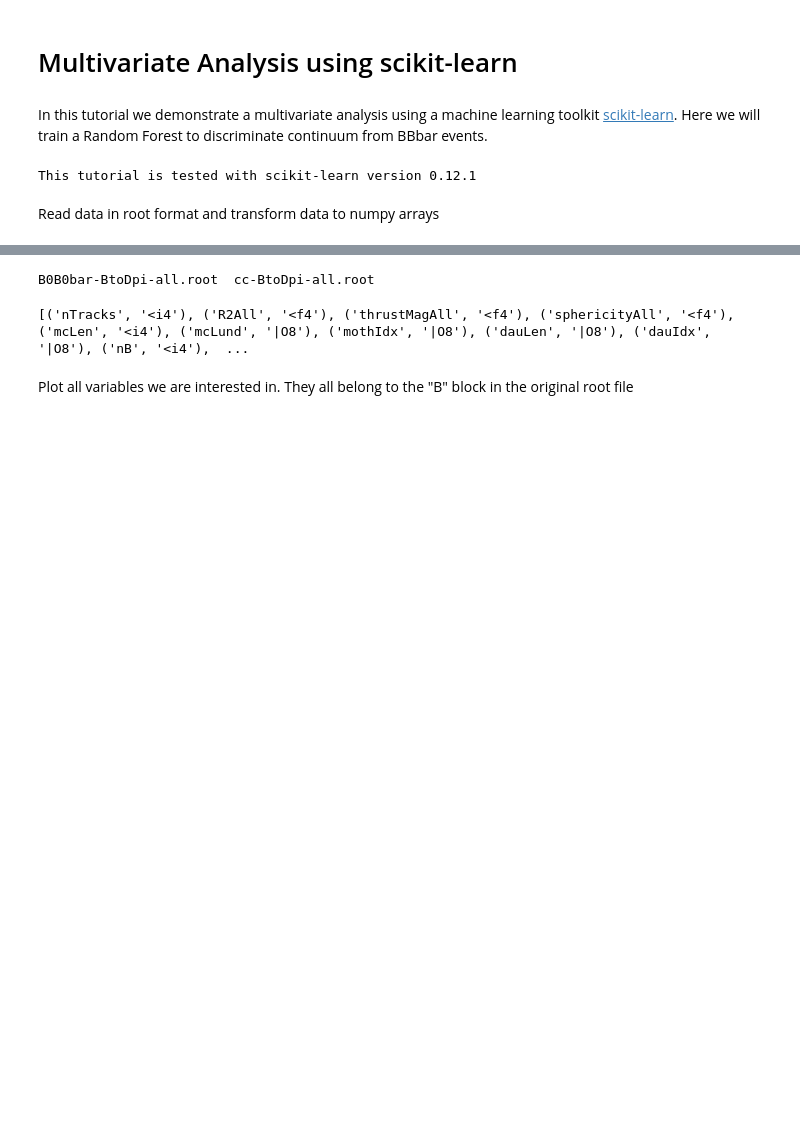
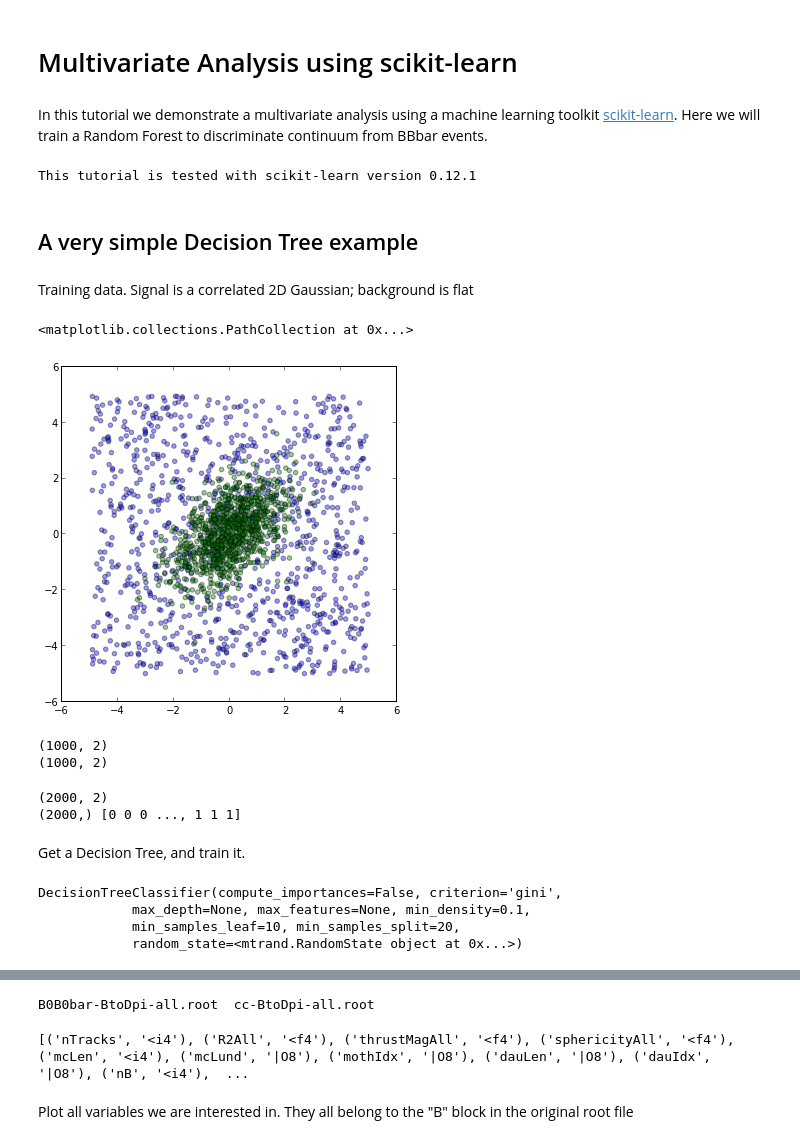
Before and after one commit to piti118/babar_python_tutorial, a Jupyter notebook: notebooks/03_Multivariate_Analysis.ipynb, the cells around one changed output, grey strips where cells are left out. Cells and saved outputs as stored; diff of their text form; code cells hidden in the pictures; blank space fills up the shorter version.

```diff
--- a/notebooks/03_Multivariate_Analysis.ipynb
+++ b/notebooks/03_Multivariate_Analysis.ipynb
@@ -13,5 +12,7 @@ import sklearn   ## This is just for printing the version number below. It's not
 print 'This tutorial is tested with scikit-learn version', sklearn.__version__
 # %% [output]
 This tutorial is tested with scikit-learn version 0.12.1
-# %% [markdown]
-Read data in root format and transform data to numpy arrays
+# %% [markdown]
+## A very simple Decision Tree example
+# %% [markdown]
+Training data. Signal is a correlated 2D Gaussian; background is flat
@@ -17,0 +25,26 @@ Read data in root format and transform data to numpy arrays
+# %%
+fig1= figure(figsize=(6,6))
+scatter(X_bkg[:,0], X_bkg[:,1], c='b', alpha=0.4)
+scatter(X_sig[:,0], X_sig[:,1], c='g', alpha=0.4)
+# %% [output]
+<matplotlib.collections.PathCollection at 0x...>
+[figure, added]
+# %%
+# Confirm that the shape of the arrays is (n_samples, n_feature)
+# Here we have two features (or variables) and 1000 events each.
+print X_sig.shape
+print X_bkg.shape
+# %% [output]
+(1000, 2)
+(1000, 2)
+# %%
+# Merge signal and background samples, and create an array to hold their class indices
+X_train= np.concatenate([X_bkg, X_sig])
+c_train= np.array( [0]*len(X_bkg) + [1]*len(X_sig) )
+print X_train.shape
+print c_train.shape, c_train
+# %% [output]
+(2000, 2)
+(2000,) [0 0 0 ..., 1 1 1]
+# %% [markdown]
+Get a Decision Tree, and train it.
@@ -17,0 +53,15 @@ Read data in root format and transform data to numpy arrays
+# %%
+# Hitting [Tab] at tree.DecisionTreeClassifier(, you will see the documentation with available options, like this:
+
+# tree.DecisionTreeClassifier(self, criterion='gini', max_depth=None, min_samples_split=1, min_samples_leaf=1,
+# min_density=0.1, max_features=None, compute_importances=False, random_state=None)
+# A decision tree classifier.
+# ...
+clf= tree.DecisionTreeClassifier(min_samples_split= 20, min_samples_leaf= 10)
+# Train or fit to the training sample
+clf.fit(X_train, c_train)
+# %% [output]
+DecisionTreeClassifier(compute_importances=False, criterion='gini',
+            max_depth=None, max_features=None, min_density=0.1,
+            min_samples_leaf=10, min_samples_split=20,
+            random_state=<mtrand.RandomState object at 0x...>)
```
Also changed, not shown: parts of 19 cells of this notebook, 1 other file.
